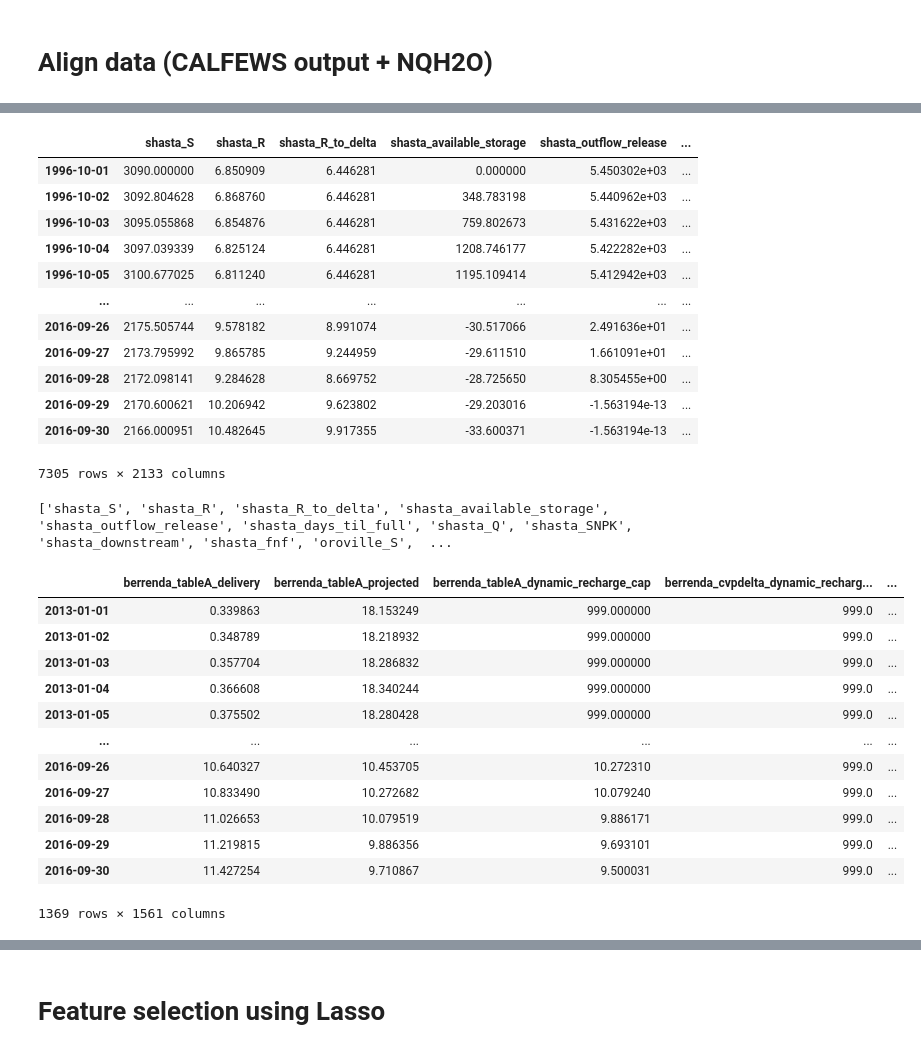
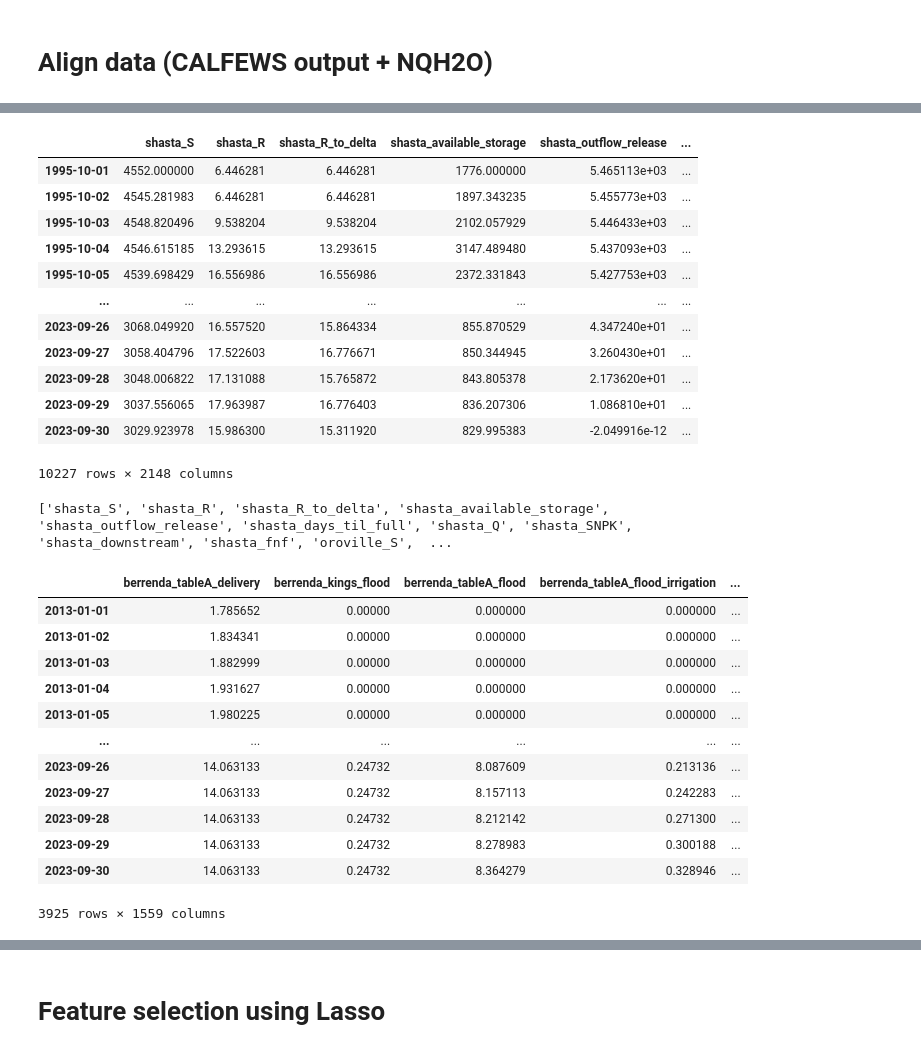
Before and after one commit to dlkency/CALFEWS, a Jupyter notebook: CALFEW_water_price_index.ipynb, the cells around one changed output, grey strips where cells are left out. Drawn from its saved outputs; the diff is of its cells as text; code cells hidden in the pictures.

```diff
--- a/CALFEW_water_price_index.ipynb
+++ b/CALFEW_water_price_index.ipynb
@@ -116,7 +293,7 @@ from calfews_src import *
 from calfews_src.visualizer import Visualizer
 
 # results hdf5 file location from CALFEWS simulations
-output_folder = "results/20-year_example/"
+output_folder = "results/28-year_example/"
 output_file = output_folder + 'results.hdf5'
 fig_folder = output_folder + 'figs/'
 
@@ -126,18 +303,18 @@ datDaily = get_results_sensitivity_number_outside_model(output_file, '')
 datDaily
 # %% [output]
 |  | shasta_S | shasta_R | shasta_R_to_delta | shasta_available_storage | shasta_outflow_release | ... |
-| 1996-10-01 | 3090.000000 | 6.850909 | 6.446281 | 0.000000 | 5.450302e+03 | ... |
-| 1996-10-02 | 3092.804628 | 6.868760 | 6.446281 | 348.783198 | 5.440962e+03 | ... |
-| 1996-10-03 | 3095.055868 | 6.854876 | 6.446281 | 759.802673 | 5.431622e+03 | ... |
-| 1996-10-04 | 3097.039339 | 6.825124 | 6.446281 | 1208.746177 | 5.422282e+03 | ... |
-| 1996-10-05 | 3100.677025 | 6.811240 | 6.446281 | 1195.109414 | 5.412942e+03 | ... |
+| 1995-10-01 | 4552.000000 | 6.446281 | 6.446281 | 1776.000000 | 5.465113e+03 | ... |
+| 1995-10-02 | 4545.281983 | 6.446281 | 6.446281 | 1897.343235 | 5.455773e+03 | ... |
+| 1995-10-03 | 4548.820496 | 9.538204 | 9.538204 | 2102.057929 | 5.446433e+03 | ... |
+| 1995-10-04 | 4546.615185 | 13.293615 | 13.293615 | 3147.489480 | 5.437093e+03 | ... |
+| 1995-10-05 | 4539.698429 | 16.556986 | 16.556986 | 2372.331843 | 5.427753e+03 | ... |
 | ... | ... | ... | ... | ... | ... | ... |
-| 2016-09-26 | 2175.505744 | 9.578182 | 8.991074 | -30.517066 | 2.491636e+01 | ... |
-| 2016-09-27 | 2173.795992 | 9.865785 | 9.244959 | -29.611510 | 1.661091e+01 | ... |
-| 2016-09-28 | 2172.098141 | 9.284628 | 8.669752 | -28.725650 | 8.305455e+00 | ... |
-| 2016-09-29 | 2170.600621 | 10.206942 | 9.623802 | -29.203016 | -1.563194e-13 | ... |
-| 2016-09-30 | 2166.000951 | 10.482645 | 9.917355 | -33.600371 | -1.563194e-13 | ... |
+| 2023-09-26 | 3068.049920 | 16.557520 | 15.864334 | 855.870529 | 4.347240e+01 | ... |
+| 2023-09-27 | 3058.404796 | 17.522603 | 16.776671 | 850.344945 | 3.260430e+01 | ... |
+| 2023-09-28 | 3048.006822 | 17.131088 | 15.765872 | 843.805378 | 2.173620e+01 | ... |
+| 2023-09-29 | 3037.556065 | 17.963987 | 16.776403 | 836.207306 | 1.086810e+01 | ... |
+| 2023-09-30 | 3029.923978 | 15.986300 | 15.311920 | 829.995383 | -2.049916e-12 | ... |
-7305 rows × 2133 columns
+10227 rows × 2148 columns
 # %%
 print(list(datDaily.keys()))
 # start with berrenda_tableA_delivery outhbay_tableA_turnback',
@@ -145,22 +322,22 @@ print(list(datDaily.keys()))
 ['shasta_S', 'shasta_R', 'shasta_R_to_delta', 'shasta_available_storage', 'shasta_outflow_release', 'shasta_days_til_full', 'shasta_Q', 'shasta_SNPK', 'shasta_downstream', 'shasta_fnf', 'oroville_S',  ...
 # %%
 # Assuming your dataframe is named 'df'
-datDaily_selected = datDaily.loc['2013':'2016', 'berrenda_tableA_delivery':'wonderful_BLR_tableA_delivery']   #outhbay_cvpdelta_turnback is not unique
+datDaily_selected = datDaily.loc['2013':'2023', 'berrenda_tableA_delivery':'wonderful_BLR_tableA_delivery']   #outhbay_cvpdelta_turnback is not unique
 datDaily_selected
 # %% [output]
-|  | berrenda_tableA_delivery | berrenda_tableA_projected | berrenda_tableA_dynamic_recharge_cap | berrenda_cvpdelta_dynamic_recharg... | ... |
-| 2013-01-01 | 0.339863 | 18.153249 | 999.000000 | 999.0 | ... |
-| 2013-01-02 | 0.348789 | 18.218932 | 999.000000 | 999.0 | ... |
-| 2013-01-03 | 0.357704 | 18.286832 | 999.000000 | 999.0 | ... |
-| 2013-01-04 | 0.366608 | 18.340244 | 999.000000 | 999.0 | ... |
-| 2013-01-05 | 0.375502 | 18.280428 | 999.000000 | 999.0 | ... |
+|  | berrenda_tableA_delivery | berrenda_kings_flood | berrenda_tableA_flood | berrenda_tableA_flood_irrigation | ... |
+| 2013-01-01 | 1.785652 | 0.00000 | 0.000000 | 0.000000 | ... |
+| 2013-01-02 | 1.834341 | 0.00000 | 0.000000 | 0.000000 | ... |
+| 2013-01-03 | 1.882999 | 0.00000 | 0.000000 | 0.000000 | ... |
+| 2013-01-04 | 1.931627 | 0.00000 | 0.000000 | 0.000000 | ... |
+| 2013-01-05 | 1.980225 | 0.00000 | 0.000000 | 0.000000 | ... |
 | ... | ... | ... | ... | ... | ... |
-| 2016-09-26 | 10.640327 | 10.453705 | 10.272310 | 999.0 | ... |
-| 2016-09-27 | 10.833490 | 10.272682 | 10.079240 | 999.0 | ... |
-| 2016-09-28 | 11.026653 | 10.079519 | 9.886171 | 999.0 | ... |
-| 2016-09-29 | 11.219815 | 9.886356 | 9.693101 | 999.0 | ... |
-| 2016-09-30 | 11.427254 | 9.710867 | 9.500031 | 999.0 | ... |
+| 2023-09-26 | 14.063133 | 0.24732 | 8.087609 | 0.213136 | ... |
+| 2023-09-27 | 14.063133 | 0.24732 | 8.157113 | 0.242283 | ... |
+| 2023-09-28 | 14.063133 | 0.24732 | 8.212142 | 0.271300 | ... |
+| 2023-09-29 | 14.063133 | 0.24732 | 8.278983 | 0.300188 | ... |
+| 2023-09-30 | 14.063133 | 0.24732 | 8.364279 | 0.328946 | ... |
-1369 rows × 1561 columns
+3925 rows × 1559 columns
 # %%
 # Assuming your dataframe is named 'df'
 datDaily_selected = datDaily_selected.loc[:, ~datDaily_selected.columns.str.contains('cap')]
```
Also changed, not shown: parts of 26 cells of this notebook, 49 other files.
